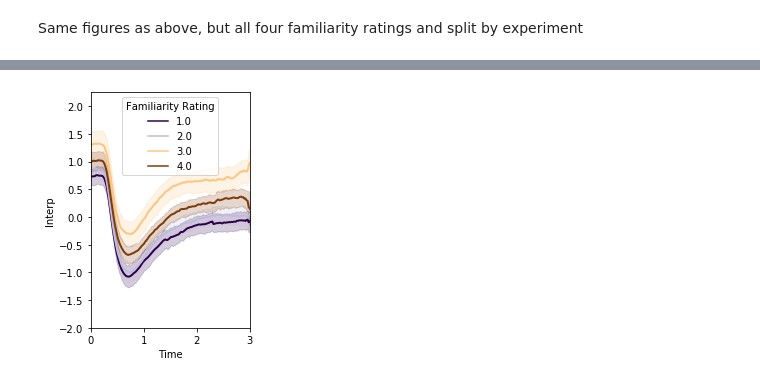
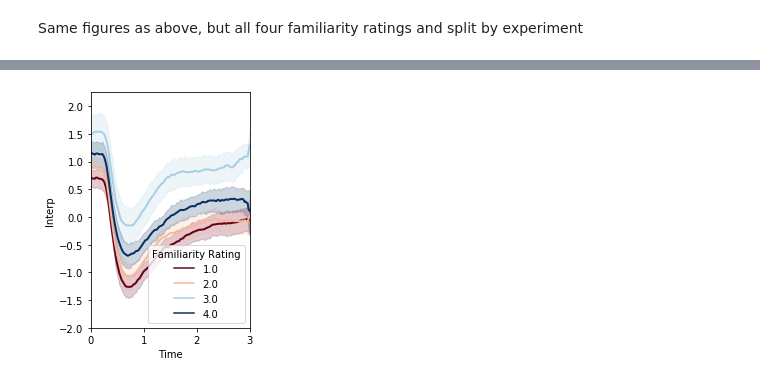
Before and after one commit to ContextLab/pupil-memory-analysis, a Jupyter notebook: code/3_analyze_data_pres.ipynb, the cells around one changed output, grey strips where cells are left out. Drawn from its saved outputs; the diff is of its cells as text; code cells hidden in the pictures.

Commit message:
include combined and split pres plots

```diff
--- a/code/3_analyze_data_pres.ipynb
+++ b/code/3_analyze_data_pres.ipynb
@@ -342,7 +342,7 @@ for c in attn_group['Attention Level'].unique():
 
         sb.lineplot(x='Time', y='Interp', hue='Familiarity',
                     data=attn_group[attn_group['Attention Level']==c],
-                    linewidth = 2, palette='PuOr_r')
+                    linewidth = 2, palette='RdBu')
 
         plt.ylim(-2, 2.25); plt.xlim(0,3); plt.tight_layout()
 
@@ -380,60 +380,69 @@ attn_group = d_nov.groupby(['Experiment','UniqueID','Familiarity Rating','Time',
 binnies =  pd.read_csv('Both_PrevSeen_Bins.csv')
 binnies = list(binnies['Both'])
 
-# for each attention level
-for c in attn_group['Attention Level'].unique():
+for exp in ['Sustained','Variable']:
 
-        # for each chunk
-        chunk_1 = attn_group[(attn_group['Attention Level']==c)&(attn_group['Time']>=binnies[0])&
-                             (attn_group['Time']<=binnies[1])]
-        chunk_1 = chunk_1.groupby(['UniqueID','Familiarity Rating'], as_index=False).mean()
+    print(exp)
+
+    # for each attention level
+    for c in attn_group['Attention Level'].unique():
+
+            print(); print(c); print()
+
+            # for each chunk
+            chunk_1 = attn_group[(attn_group['Experiment']==exp)&(attn_group['Attention Level']==c)
+                                 &(attn_group['Time']>=binnies[0])&(attn_group['Time']<=binnies[1])]
+            chunk_1 = chunk_1.groupby(['UniqueID','Familiarity Rating'], as_index=False).mean()
 
 
-        for a in [(1,2), (1,3), (1,4), (2,3), (2,4), (3, 4)]:
-            stat = scipy.stats.ttest_ind(chunk_1[chunk_1['Familiarity Rating']==a[0]]['Interp'],
-                                    chunk_1[chunk_1['Familiarity Rating']==a[1]]['Interp'])
-            if stat.pvalue<=.06:
-                print('chunk 1, '+str(a[0])+" vs "+str(a[1]))
-                print(stat)
+            for a in [(1,2), (1,3), (1,4), (2,3), (2,4), (3, 4)]:
+                stat = scipy.stats.ttest_ind(chunk_1[chunk_1['Familiarity Rating']==a[0]]['Interp'],
+                                        chunk_1[chunk_1['Familiarity Rating']==a[1]]['Interp'])
+                if stat.pvalue<=.06:
+                    print('chunk 1, '+str(a[0])+" vs "+str(a[1]))
+                    print(stat)
+            print()
 
 
-        chunk_2 = attn_group[(attn_group['Attention Level']==c)&
-                             (attn_group['Time']>=binnies[2])&(attn_group['Time']<=binnies[3])]
-        chunk_2 = chunk_2.groupby(['UniqueID','Familiarity Rating'], as_index=False).mean()
+            chunk_2 = attn_group[(attn_group['Experiment']==exp)&(attn_group['Attention Level']==c)&
+                                 (attn_group['Time']>=binnies[2])&(attn_group['Time']<=binnies[3])]
+            chunk_2 = chunk_2.groupby(['UniqueID','Familiarity Rating'], as_index=False).mean()
 
-        for a in [(1,2), (1,3), (1,4), (2,3), (2,4), (3, 4)]:
-            stat = scipy.stats.ttest_ind(chunk_2[chunk_2['Familiarity Rating']==a[0]]['Interp'],
-                                    chunk_2[chunk_2['Familiarity Rating']==a[1]]['Interp'])
-            if stat.pvalue<=.06:
-                print('chunk 2, '+str(a[0])+" vs "+str(a[1]))
-                print(stat)
+            for a in [(1,2), (1,3), (1,4), (2,3), (2,4), (3, 4)]:
+                stat = scipy.stats.ttest_ind(chunk_2[chunk_2['Familiarity Rating']==a[0]]['Interp'],
+                                        chunk_2[chunk_2['Familiarity Rating']==a[1]]['Interp'])
+                if stat.pvalue<=.06:
+                    print('chunk 2, '+str(a[0])+" vs "+str(a[1]))
+                    print(stat)
+            print()
 
 
 
-        chunk_3 = attn_group[(attn_group['Attention Level']==c)
-                             &(attn_group['Time']>=binnies[4])&(attn_group['Time']<=binnies[5])]
-        chunk_3 = chunk_3.groupby(['UniqueID','Familiarity Rating'], as_index=False).mean()
+            chunk_3 = attn_group[(attn_group['Experiment']==exp)&(attn_group['Attention Level']==c)
+                                 &(attn_group['Time']>=binnies[4])&(attn_group['Time']<=binnies[5])]
+            chunk_3 = chunk_3.groupby(['UniqueID','Familiarity Rating'], as_index=False).mean()
 
-        for a in [(1,2), (1,3), (1,4), (2,3), (2,4), (3, 4)]:
-            stat = scipy.stats.ttest_ind(chunk_3[chunk_3['Familiarity Rating']==a[0]]['Interp'],
-                                    chunk_3[chunk_3['Familiarity Rating']==a[1]]['Interp'])
-            if stat.pvalue<=.06:
-                print('chunk 3, '+str(a[0])+" vs "+str(a[1]))
-                print(stat)
+            for a in [(1,2), (1,3), (1,4), (2,3), (2,4), (3, 4)]:
+                stat = scipy.stats.ttest_ind(chunk_3[chunk_3['Familiarity Rating']==a[0]]['Interp'],
+                                        chunk_3[chunk_3['Familiarity Rating']==a[1]]['Interp'])
+                if stat.pvalue<=.06:
+                    print('chunk 3, '+str(a[0])+" vs "+str(a[1]))
+                    print(stat)
+            print()
 
 
-        plt.figure(figsize=(3.25, 4)); #print(e);print(c);
+            plt.figure(figsize=(3.25, 4)); #print(e);print(c);
 
-        # palette = sns.color_palette("ch:s=-.2,r=.6", as_cmap=True)
+            # palette = sns.color_palette("ch:s=-.2,r=.6", as_cmap=True)
 
-        sb.lineplot(x='Time', y='Interp', hue='Familiarity Rating',
-                    data=attn_group[attn_group['Attention Level']==c],
-                    linewidth = 2, palette='PuOr_r')
+            sb.lineplot(x='Time', y='Interp', hue='Familiarity Rating',
+                        data=attn_group[(attn_group['Experiment']==exp)&(attn_group['Attention Level']==c)],
+                        linewidth = 2, palette='RdBu')
 
-        plt.ylim(-2, 2.25); plt.xlim(0,3); plt.tight_layout()
+            plt.ylim(-2, 2.25); plt.xlim(0,3); plt.tight_layout()
 
-        plt.savefig('all_'+c+'_presentation.pdf')
-        plt.show()
+            plt.savefig('all_'+exp+'_'+c+'_presentation.pdf')
+            plt.show()
 
-        # pairwise t-tests
+            # pairwise t-tests
 # %% [output]
@@ -475 +484 @@ Ttest_indResult(statistic=3.3361829567727552, pvalue=0.001240474593686546)
-[figure, old version]
+[figure, new version]
```
Also changed, not shown: parts of 3 cells of this notebook.
